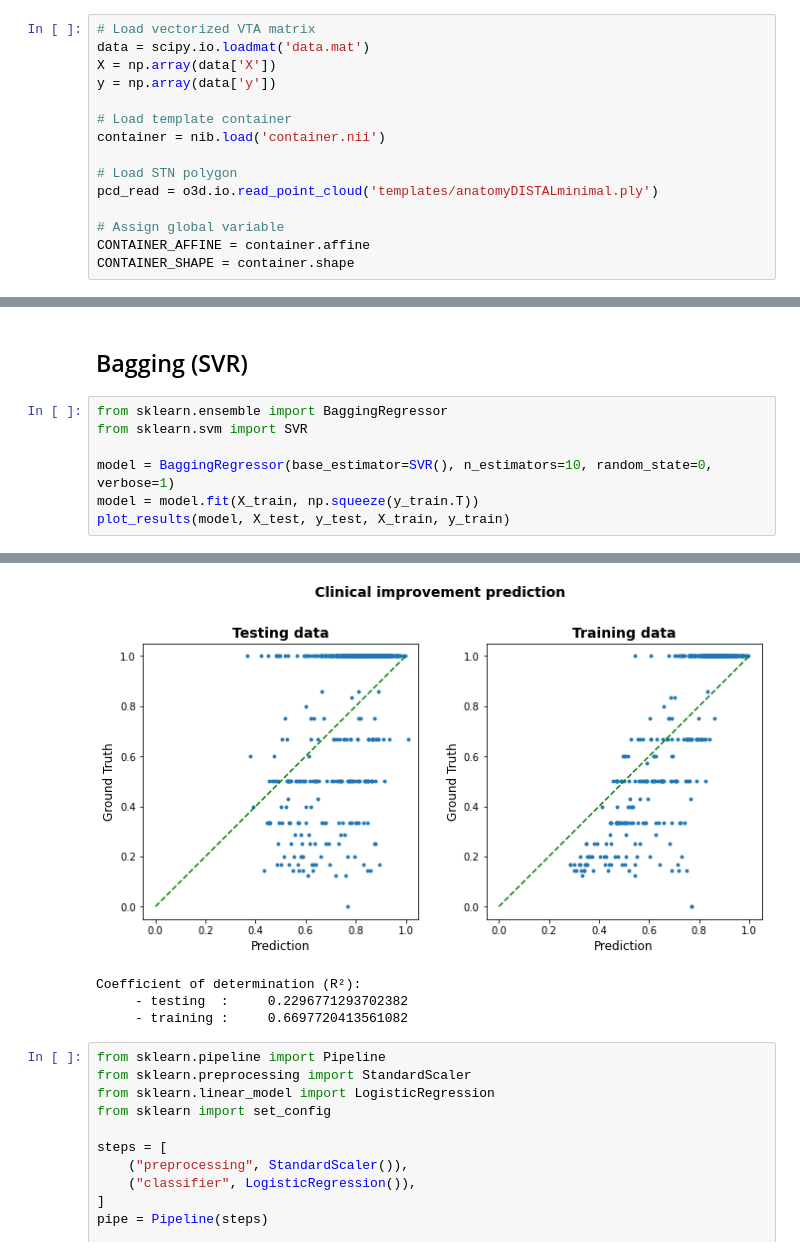
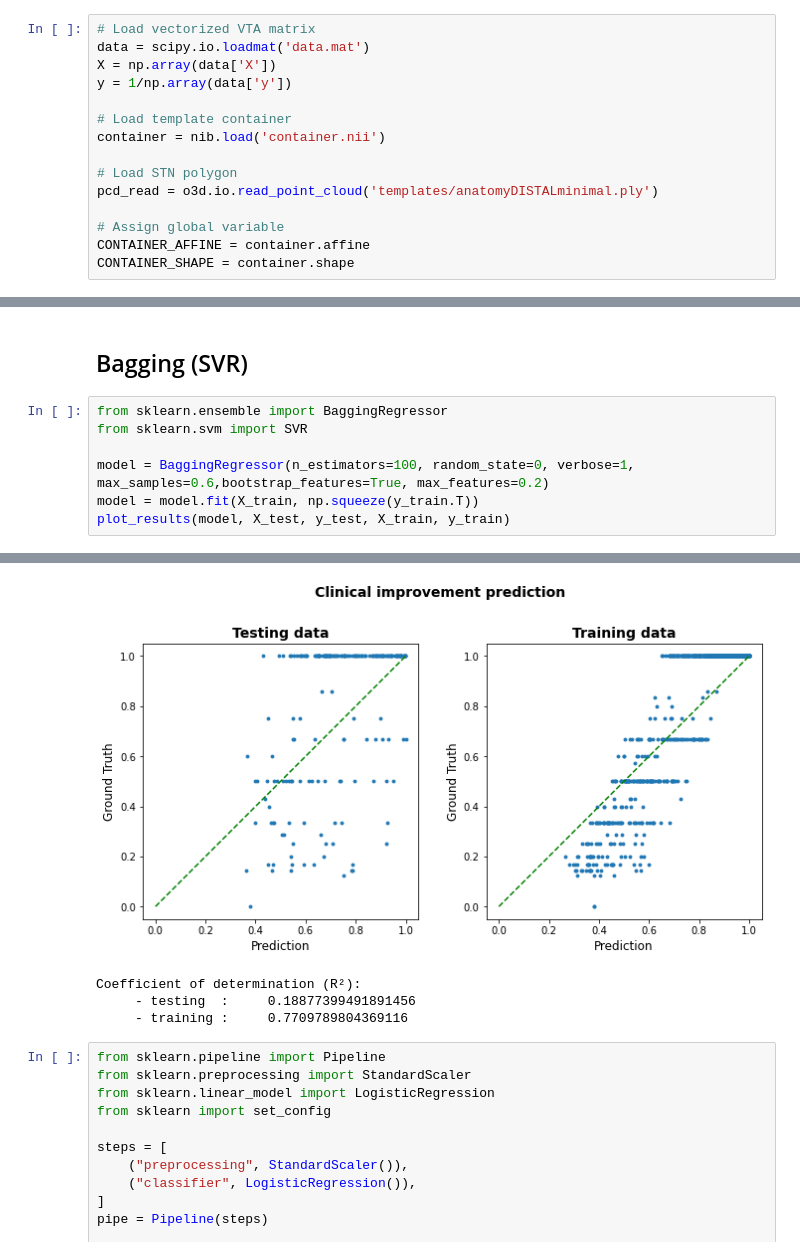
Before and after one commit to QuentinSav/probabilistic-stimulation-maps, a Jupyter notebook: modelEvaluation.ipynb, the cells around one changed output, grey strips where cells are left out. Saved outputs shown, nothing was run; the diff lists cells and outputs as text.

Commit message:
Development of the model
Former-commit-id: b551642a006c78c362bf6660bca027a358a08a07

```diff
--- a/modelEvaluation.ipynb
+++ b/modelEvaluation.ipynb
@@ -41,7 +40,7 @@ The data have already been preprocessed using the matlab class PSM (using the ge
 # Load vectorized VTA matrix
 data = scipy.io.loadmat('data.mat')
 X = np.array(data['X'])
-y = np.array(data['y'])
+y = 1/np.array(data['y'])
 
 # Load template container
 container = nib.load('container.nii')
@@ -310,7 +296,7 @@ ValueError: Input contains NaN, infinity or a value too large for dtype('<f4').
 from sklearn.ensemble import BaggingRegressor
 from sklearn.svm import SVR
 
-model = BaggingRegressor(base_estimator=SVR(), n_estimators=10, random_state=0, verbose=1)
+model = BaggingRegressor(n_estimators=100, random_state=0, verbose=1, max_samples=0.6,bootstrap_features=True, max_features=0.2)
 model = model.fit(X_train, np.squeeze(y_train.T))
 plot_results(model, X_test, y_test, X_train, y_train)
 # %% [output]
@@ -327,7 +313,7 @@ plot_results(model, X_test, y_test, X_train, y_train)
-[figure, old version]
+[figure, new version]
 Coefficient of determination (R²):
-     - testing  :     0.2296771293702382
-     - training :     0.6697720413561082
+     - testing  :     0.18877399491891456
+     - training :     0.7709789804369116
 # %%
 from sklearn.pipeline import Pipeline
 from sklearn.preprocessing import StandardScaler
```
Also changed, not shown: parts of 10 cells of this notebook.
